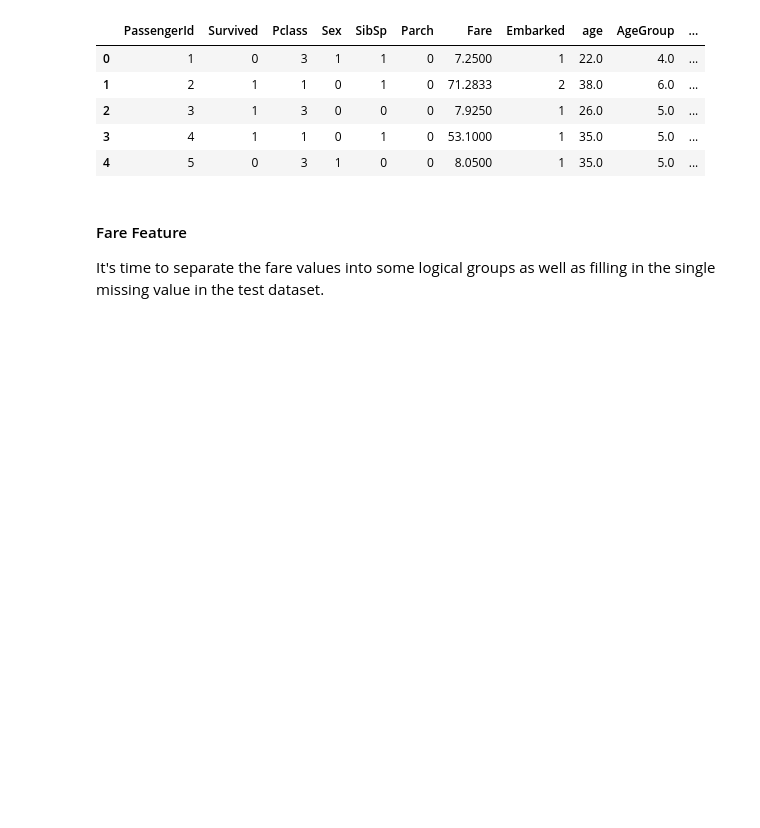
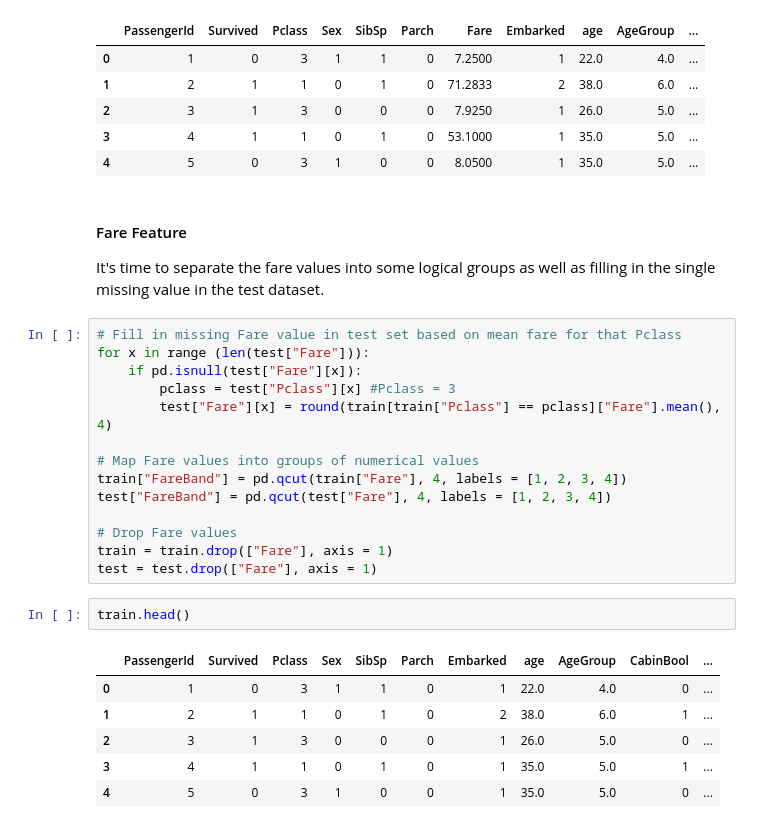
Before and after one commit to Nameless8243/Kaggle_learn, a Jupyter notebook: notebookfbe66c2298.ipynb, the cells around one changed output. Drawn from its saved outputs; the diff is of its cells as text; blank space fills up the shorter version.

```diff
--- a/notebookfbe66c2298.ipynb
+++ b/notebookfbe66c2298.ipynb
@@ -435,3 +435,26 @@ train.head()
 # %% [markdown]
 #### Fare Feature
 It's time to separate the fare values into some logical groups as well as filling in the single missing value in the test dataset.
+# %%
+# Fill in missing Fare value in test set based on mean fare for that Pclass
+for x in range (len(test["Fare"])):
+    if pd.isnull(test["Fare"][x]):
+        pclass = test["Pclass"][x] #Pclass = 3
+        test["Fare"][x] = round(train[train["Pclass"] == pclass]["Fare"].mean(), 4)
+
+# Map Fare values into groups of numerical values
+train["FareBand"] = pd.qcut(train["Fare"], 4, labels = [1, 2, 3, 4])
+test["FareBand"] = pd.qcut(test["Fare"], 4, labels = [1, 2, 3, 4])
+
+# Drop Fare values
+train = train.drop(["Fare"], axis = 1)
+test = test.drop(["Fare"], axis = 1)
+# %%
+train.head()
+# %% [output]
+|  | PassengerId | Survived | Pclass | Sex | SibSp | Parch | Embarked | age | AgeGroup | CabinBool | ... |
+| 0 | 1 | 0 | 3 | 1 | 1 | 0 | 1 | 22.0 | 4.0 | 0 | ... |
+| 1 | 2 | 1 | 1 | 0 | 1 | 0 | 2 | 38.0 | 6.0 | 1 | ... |
+| 2 | 3 | 1 | 3 | 0 | 0 | 0 | 1 | 26.0 | 5.0 | 0 | ... |
+| 3 | 4 | 1 | 1 | 0 | 1 | 0 | 1 | 35.0 | 5.0 | 1 | ... |
+| 4 | 5 | 0 | 3 | 1 | 0 | 0 | 1 | 35.0 | 5.0 | 0 | ... |
```
Also changed, not shown: parts of 9 cells of this notebook.
